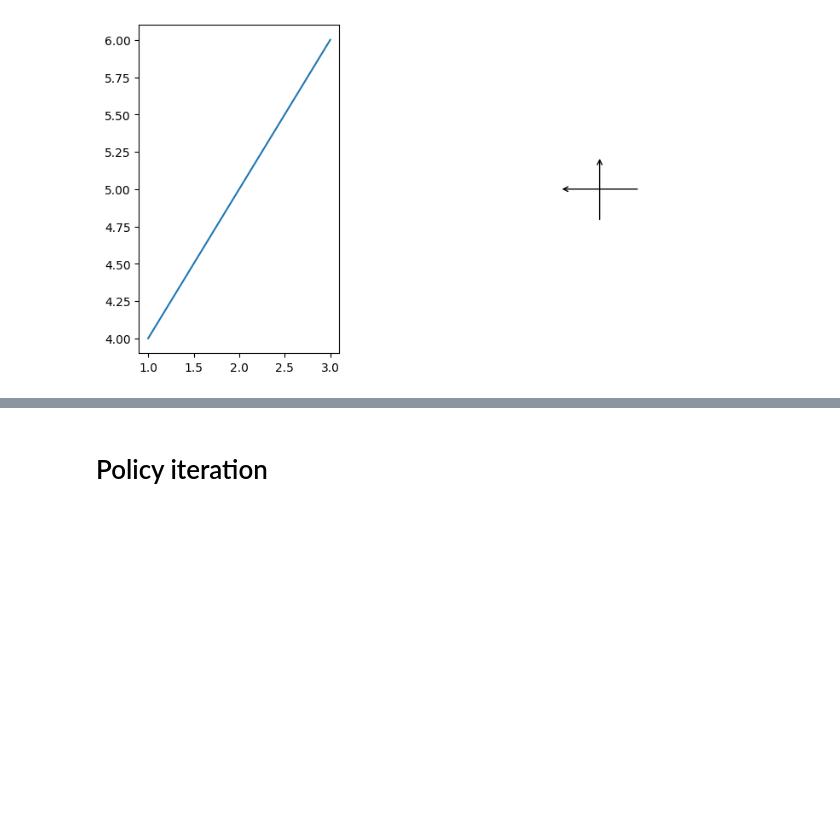
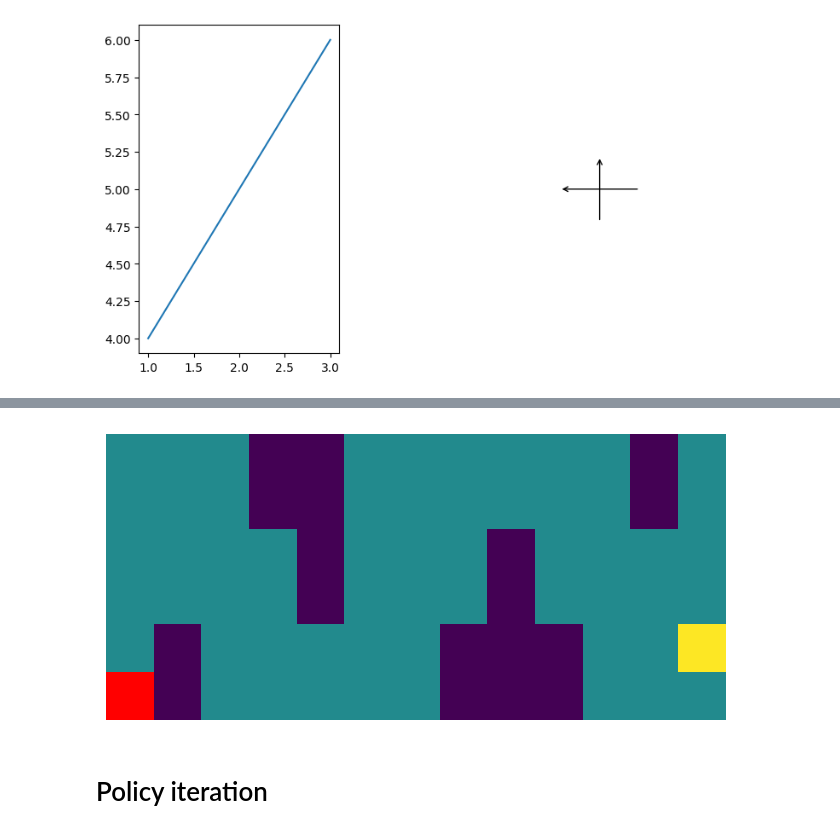
Before and after one commit to nickobard/ZUM-Artificial-Intelligence-Foundations-Practicals, a Jupyter notebook: semestral_work/semestral_work.ipynb, the cells around one changed output, grey strips where cells are left out. Cells and saved outputs as stored; diff of their text form; code cells hidden in the pictures; blank space fills up the shorter version.

```diff
--- a/semestral_work/semestral_work.ipynb
+++ b/semestral_work/semestral_work.ipynb
@@ -544,3 +431,20 @@ plt.show()
+# %%
+import matplotlib.pyplot as plt
+import numpy as np
+
+# Generate some data
+data = np.random.random((10, 10))
+# Define the coordinate system
+start_pos = start[0]
+# Display the image with the new coordinate system
+fig, ax = plt.subplots(figsize=(8,8))
+ax.imshow(rewards[::-1], origin='lower')
+rectangle = patches.Rectangle((0 - 0.5,0 -0.5), 1, 1, edgecolor='none', facecolor='red')
+ax.add_patch(rectangle)
+ax.axis('off')
+plt.show()
+# %% [output]
+[figure, added]
 # %% [markdown]
 # Policy iteration
 # %% [markdown]
```
Also changed, not shown: parts of 7 cells of this notebook, 1 other file.
